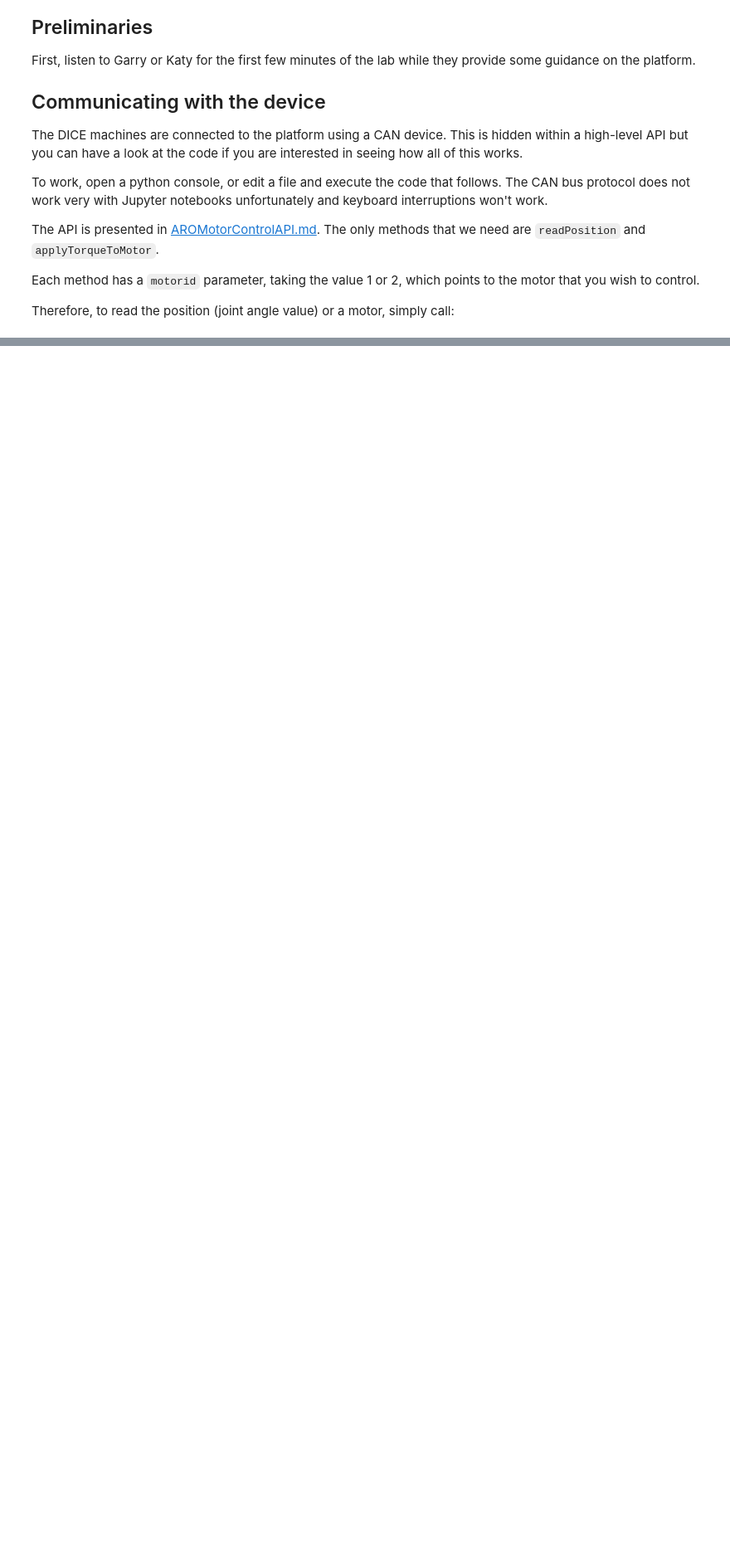
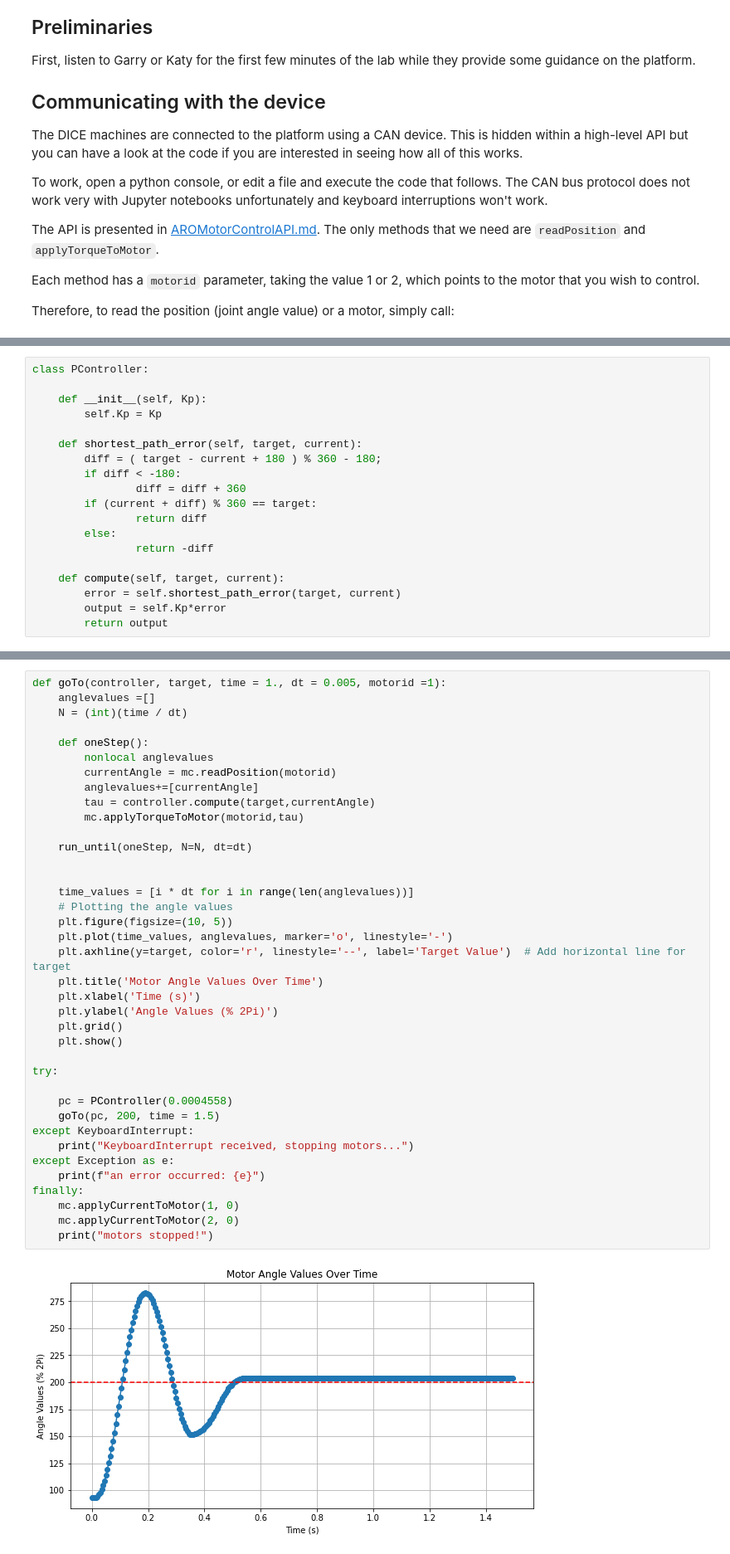
Before and after one commit to JamWardy/aro-hardware1, a Jupyter notebook: 1_new.ipynb, the cells around one changed output, grey strips where cells are left out. Shown at 83% size. Saved outputs shown, nothing was run; the diff lists cells and outputs as text; blank space fills up the shorter version.

```diff
--- a/1_new.ipynb
+++ b/1_new.ipynb
@@ -73,0 +118,19 @@ motors stopped!
+# %%
+class PController:
+
+    def __init__(self, Kp):
+        self.Kp = Kp
+
+    def shortest_path_error(self, target, current):
+        diff = ( target - current + 180 ) % 360 - 180;
+        if diff < -180:
+                diff = diff + 360
+        if (current + diff) % 360 == target:
+                return diff
+        else:
+                return -diff
+
+    def compute(self, target, current):
+        error = self.shortest_path_error(target, current)
+        output = self.Kp*error
+        return output
@@ -73,0 +139,40 @@ motors stopped!
+# %%
+def goTo(controller, target, time = 1., dt = 0.005, motorid =1):
+    anglevalues =[]
+    N = (int)(time / dt)
+
+    def oneStep():
+        nonlocal anglevalues
+        currentAngle = mc.readPosition(motorid)
+        anglevalues+=[currentAngle]
+        tau = controller.compute(target,currentAngle)
+        mc.applyTorqueToMotor(motorid,tau)
+
+    run_until(oneStep, N=N, dt=dt)
+
+
+    time_values = [i * dt for i in range(len(anglevalues))]
+    # Plotting the angle values
+    plt.figure(figsize=(10, 5))
+    plt.plot(time_values, anglevalues, marker='o', linestyle='-')
+    plt.axhline(y=target, color='r', linestyle='--', label='Target Value')  # Add horizontal line for target
+    plt.title('Motor Angle Values Over Time')
+    plt.xlabel('Time (s)')
+    plt.ylabel('Angle Values (% 2Pi)')
+    plt.grid()
+    plt.show()
+
+try:
+
+    pc = PController(0.0004558)
+    goTo(pc, 200, time = 1.5)
+except KeyboardInterrupt:
+    print("KeyboardInterrupt received, stopping motors...")
+except Exception as e:
+    print(f"an error occurred: {e}")
+finally:
+    mc.applyCurrentToMotor(1, 0)
+    mc.applyCurrentToMotor(2, 0)
+    print("motors stopped!")
+# %% [output]
+[figure, added]
```
Also changed, not shown: parts of 14 cells of this notebook.
